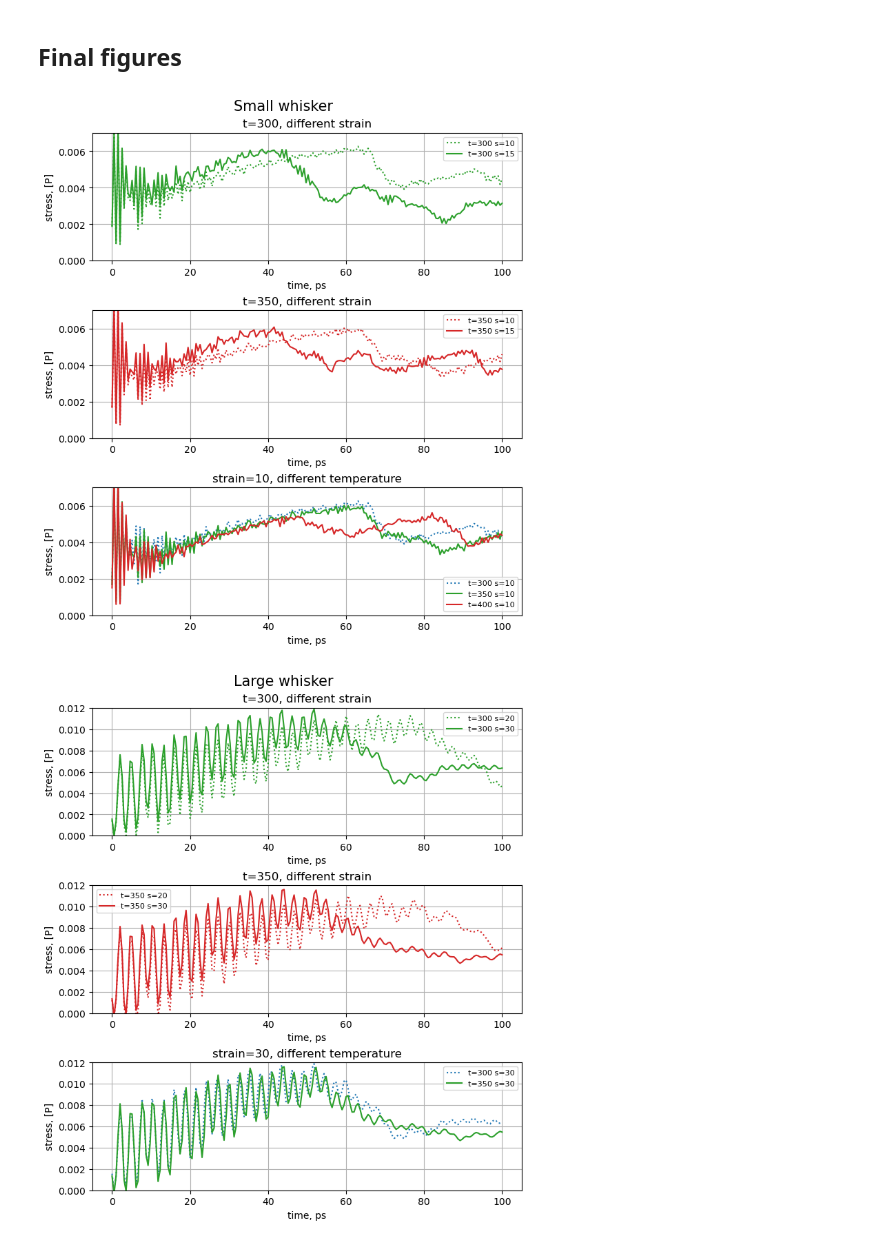
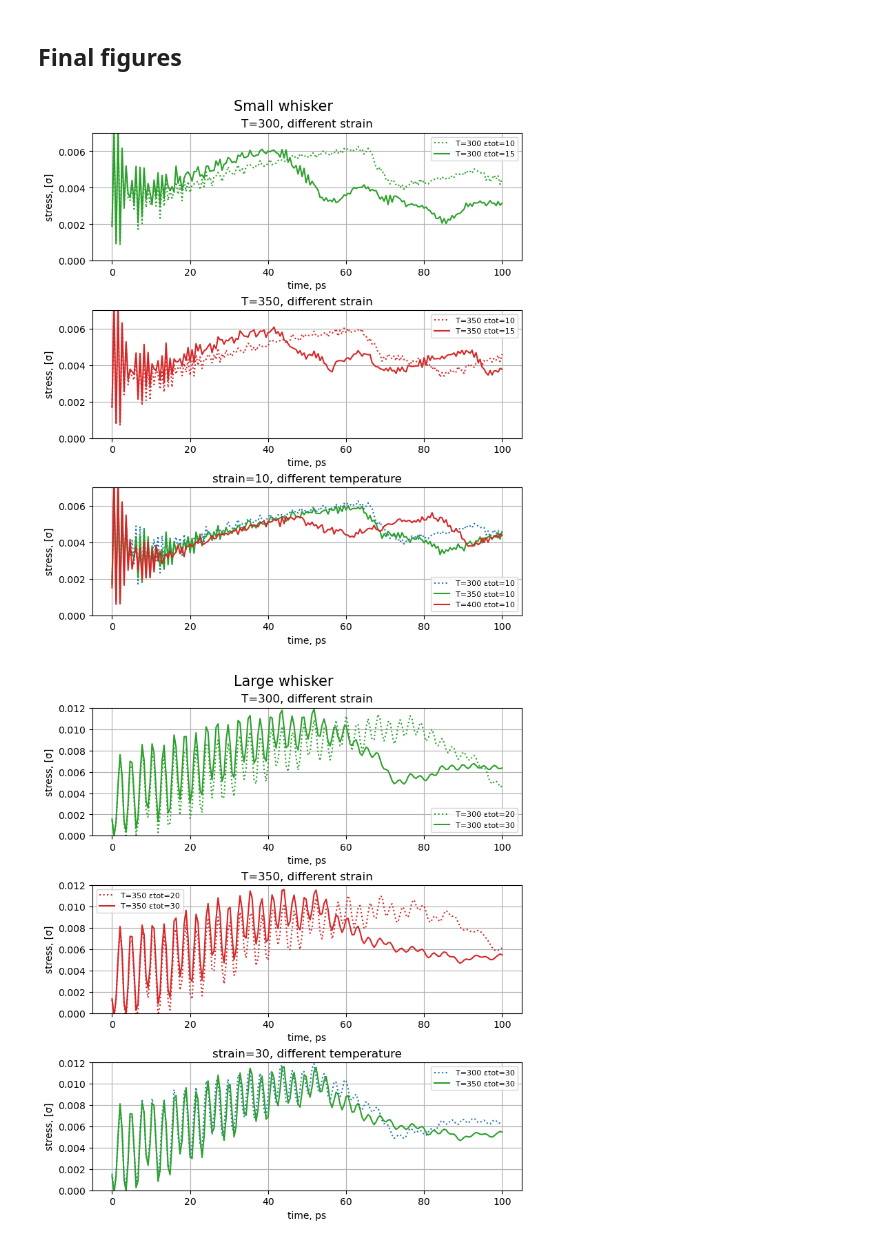
Before and after one commit to maximelianos/molecular-dynamics, a Jupyter notebook: plot/milestone09.ipynb, the cells around one changed output. Cells and saved outputs as stored; diff of their text form; code cells hidden in the pictures.

```diff
--- a/plot/milestone09.ipynb
+++ b/plot/milestone09.ipynb
@@ -104,18 +104,18 @@ fig, axs = plt.subplots(nrows=3, ncols=1, layout='constrained', figsize=(7,8))
 
 fig.suptitle('Small whisker', fontsize=15)
 
-axs[0].set_title('t=300, different strain')
-axs[0].plot(x, stress1, linestyle=':', color='tab:green', label='t=300 s=10')
-axs[0].plot(x, stress2, linestyle='-', color='tab:green', label='t=300 s=15')
+axs[0].set_title('T=300, different strain')
+axs[0].plot(x, stress1, linestyle=':', color='tab:green', label='T=300 εtot=10')
+axs[0].plot(x, stress2, linestyle='-', color='tab:green', label='T=300 εtot=15')
 
-axs[1].set_title('t=350, different strain')
-axs[1].plot(x, stress3, linestyle=':', color='tab:red', label='t=350 s=10')
-axs[1].plot(x, stress4, linestyle='-', color='tab:red', label='t=350 s=15')
+axs[1].set_title('T=350, different strain')
+axs[1].plot(x, stress3, linestyle=':', color='tab:red', label='T=350 εtot=10')
+axs[1].plot(x, stress4, linestyle='-', color='tab:red', label='T=350 εtot=15')
 
 axs[2].set_title('strain=10, different temperature')
-axs[2].plot(x, stress1, linestyle=':', color='tab:blue', label='t=300 s=10')
-axs[2].plot(x, stress3, linestyle='-', color='tab:green', label='t=350 s=10')
-axs[2].plot(x, stress5, linestyle='-', color='tab:red', label='t=400 s=10')
+axs[2].plot(x, stress1, linestyle=':', color='tab:blue', label='T=300 εtot=10')
+axs[2].plot(x, stress3, linestyle='-', color='tab:green', label='T=350 εtot=10')
+axs[2].plot(x, stress5, linestyle='-', color='tab:red', label='T=400 εtot=10')
 
 
 
@@ -125,15 +125,15 @@ axs[2].grid(True)
 
 axs[0].set_ylim((0, 0.007))
 axs[0].set_xlabel('time, ps',  fontsize=10)
-axs[0].set_ylabel('stress, [P]',  fontsize=10)
+axs[0].set_ylabel('stress, [σ]',  fontsize=10)
 
 axs[1].set_ylim((0, 0.007))
 axs[1].set_xlabel('time, ps',  fontsize=10)
-axs[1].set_ylabel('stress, [P]',  fontsize=10)
+axs[1].set_ylabel('stress, [σ]',  fontsize=10)
 
 axs[2].set_ylim((0, 0.007))
 axs[2].set_xlabel('time, ps',  fontsize=10)
-axs[2].set_ylabel('stress, [P]',  fontsize=10)
+axs[2].set_ylabel('stress, [σ]',  fontsize=10)
 
 axs[0].legend(fontsize=8)
 axs[1].legend(fontsize=8)
@@ -141,7 +141,7 @@ axs[2].legend(fontsize=8)
 
 fig.savefig("fig.pdf")
 # %% [output]
-[figure, old version]
+[figure, new version]
 # %%
 #base_path = "../buildDir/milestones/09/"
 base_path = "data-milestone-09/"
@@ -158,42 +158,42 @@ stress15 = sliding_average(stress15, 3)
 x = np.linspace(0, 100, len(stress1))
 fig, axs = plt.subplots(nrows=3, ncols=1, layout='constrained', figsize=(7,8))
 
 fig.suptitle('Large whisker', fontsize=15)
 
-axs[0].set_title('t=300, different strain')
-axs[0].plot(x, stress11, linestyle=':', color='tab:green', label='t=300 s=20')
-axs[0].plot(x, stress12, linestyle='-', color='tab:green', label='t=300 s=30')
+axs[0].set_title('T=300, different strain')
+axs[0].plot(x, stress11, linestyle=':', color='tab:green', label='T=300 εtot=20')
+axs[0].plot(x, stress12, linestyle='-', color='tab:green', label='T=300 εtot=30')
 
-axs[1].set_title('t=350, different strain')
-axs[1].plot(x, stress14, linestyle=':', color='tab:red', label='t=350 s=20')
-axs[1].plot(x, stress15, linestyle='-', color='tab:red', label='t=350 s=30')
+axs[1].set_title('T=350, different strain')
+axs[1].plot(x, stress14, linestyle=':', color='tab:red', label='T=350 εtot=20')
+axs[1].plot(x, stress15, linestyle='-', color='tab:red', label='T=350 εtot=30')
 
 axs[2].set_title('strain=30, different temperature')
-axs[2].plot(x, stress12, linestyle=':', color='tab:blue', label='t=300 s=30')
-axs[2].plot(x, stress15, linestyle='-', color='tab:green', label='t=350 s=30')
+axs[2].plot(x, stress12, linestyle=':', color='tab:blue', label='T=300 εtot=30')
+axs[2].plot(x, stress15, linestyle='-', color='tab:green', label='T=350 εtot=30')
 
 
 
 axs[0].grid(True)
 axs[1].grid(True)
 axs[2].grid(True)
 
 axs[0].set_ylim((0, 0.012))
 axs[0].set_xlabel('time, ps',  fontsize=10)
-axs[0].set_ylabel('stress, [P]',  fontsize=10)
+axs[0].set_ylabel('stress, [σ]',  fontsize=10)
 
 axs[1].set_ylim((0, 0.012))
 axs[1].set_xlabel('time, ps',  fontsize=10)
-axs[1].set_ylabel('stress, [P]',  fontsize=10)
+axs[1].set_ylabel('stress, [σ]',  fontsize=10)
 
 axs[2].set_ylim((0, 0.012))
 axs[2].set_xlabel('time, ps',  fontsize=10)
-axs[2].set_ylabel('stress, [P]',  fontsize=10)
+axs[2].set_ylabel('stress, [σ]',  fontsize=10)
 
 axs[0].legend(fontsize=8)
 axs[1].legend(fontsize=8)
 axs[2].legend(fontsize=8)
 
 fig.savefig("fig.pdf")
 # %% [output]
-[figure, old version]
+[figure, new version]
```
Also changed, not shown: 6 other files.
